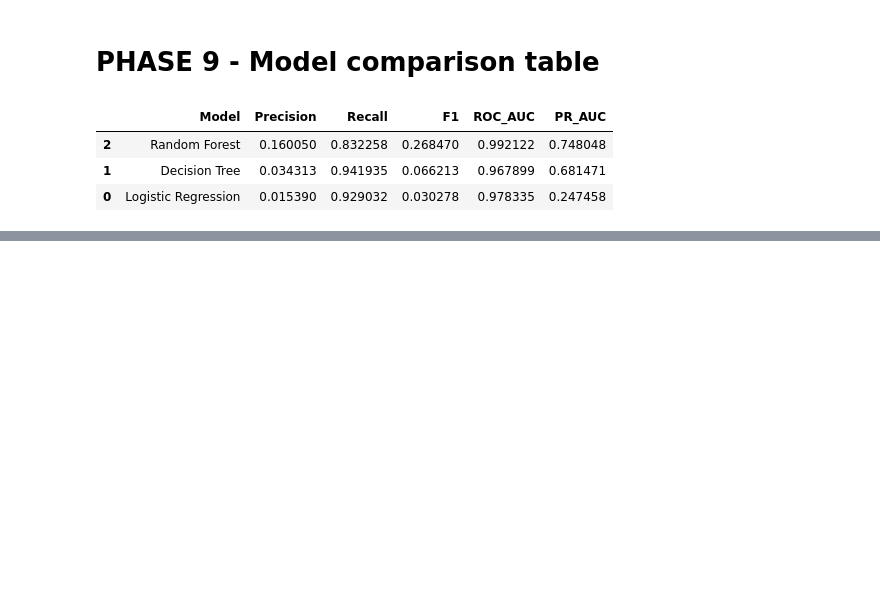
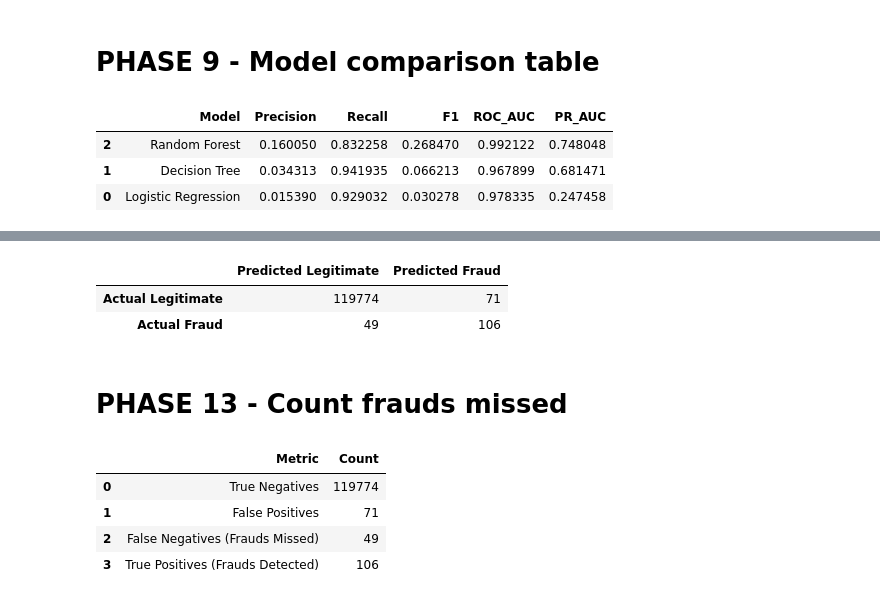
Before and after one commit to RawanHanyy/FraudShield-AI, a Jupyter notebook: notebooks/FraudShield_AI_Graduation_Project.ipynb, the cells around one changed output, grey strips where cells are left out. Saved outputs shown, nothing was run; the diff lists cells and outputs as text; code cells hidden in the pictures; blank space fills up the shorter version.

```diff
--- a/notebooks/FraudShield_AI_Graduation_Project.ipynb
+++ b/notebooks/FraudShield_AI_Graduation_Project.ipynb
@@ -522,0 +710,4 @@ results.sort_values("PR_AUC", ascending=False)
+# %%
+y_test_prob = random_forest_model.predict_proba(X_test_processed)[:, 1]
+
+y_test_pred = (y_test_prob >= best_threshold).astype(int)
@@ -522,0 +740,38 @@ results.sort_values("PR_AUC", ascending=False)
+# %%
+cm = confusion_matrix(y_test, y_test_pred)
+
+cm_df = pd.DataFrame(
+    cm,
+    index=["Actual Legitimate", "Actual Fraud"],
+    columns=["Predicted Legitimate", "Predicted Fraud"]
+)
+
+cm_df
+# %% [output]
+|  | Predicted Legitimate | Predicted Fraud |
+| Actual Legitimate | 119774 | 71 |
+| Actual Fraud | 49 | 106 |
+# %% [markdown]
+# **PHASE 13 - Count frauds missed**
+# %%
+cm = confusion_matrix(y_test, y_test_pred)
+
+tn, fp, fn, tp = cm.ravel()
+
+final_cm_df = pd.DataFrame({
+    "Metric": [
+        "True Negatives",
+        "False Positives",
+        "False Negatives (Frauds Missed)",
+        "True Positives (Frauds Detected)"
+    ],
+    "Count": [tn, fp, fn, tp]
+})
+
+final_cm_df
+# %% [output]
+|  | Metric | Count |
+| 0 | True Negatives | 119774 |
+| 1 | False Positives | 71 |
+| 2 | False Negatives (Frauds Missed) | 49 |
+| 3 | True Positives (Frauds Detected) | 106 |
```
Also changed, not shown: parts of 17 cells of this notebook.
